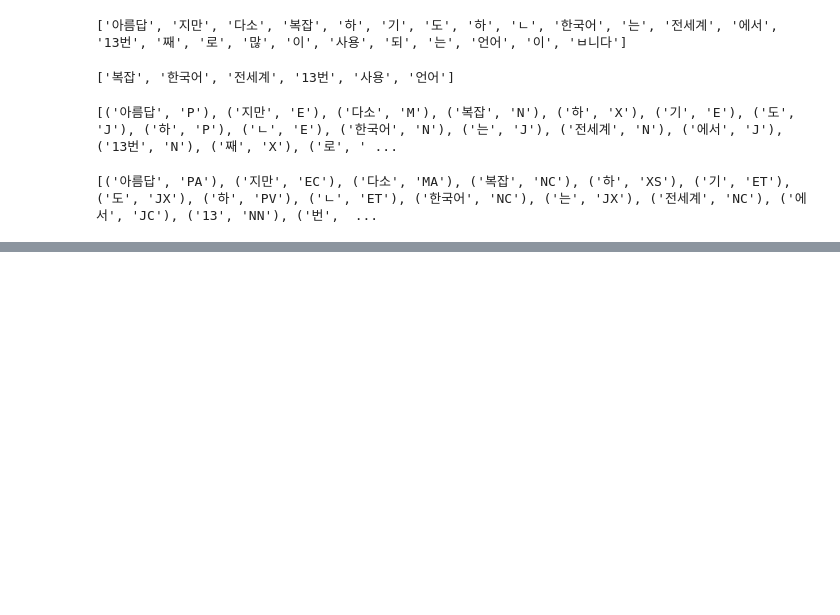
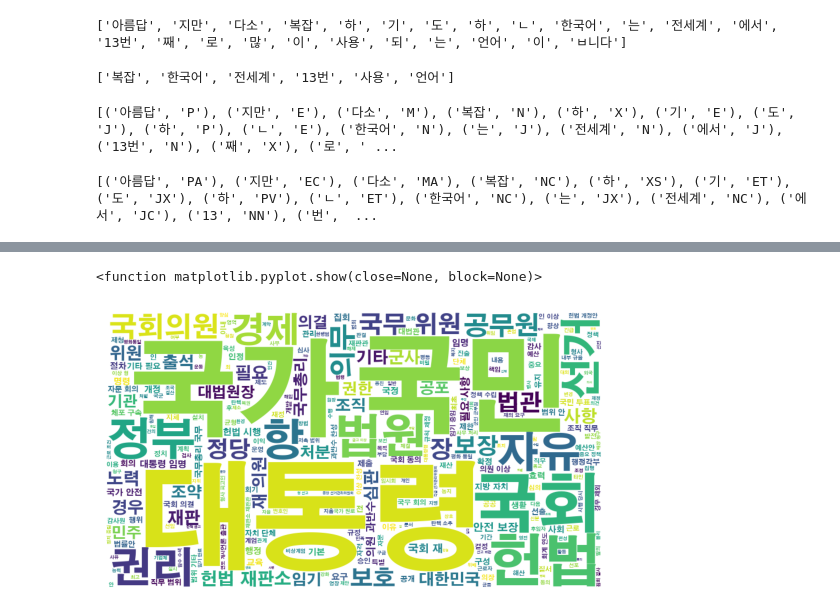
Before and after one commit to ksmindpks/ai_x, a Jupyter notebook: source/07_자연어처리/ch02_한글 형태소 분석_시각화.ipynb, the cells around one changed output, grey strips where cells are left out. Drawn from its saved outputs; the diff is of its cells as text; code cells hidden in the pictures; blank space fills up the shorter version.

```diff
--- a/source/07_자연어처리/ch02_한글 형태소 분석_시각화.ipynb
+++ b/source/07_자연어처리/ch02_한글 형태소 분석_시각화.ipynb
@@ -92,0 +323,26 @@ print(hannanum.pos(text, ntags=22))
+# %%
+# 불용어 처리(불용어 지정 + 불용어 사전)
+from wordcloud import STOPWORDS
+불용어 = STOPWORDS | {'대통령', '법률'} # | : 집합 합연산자
+불용어 = {'대통령', '법률'}
+불용어 = set(['법률', '조', '때'])
+
+wordCl = WordCloud(
+                font_path='/data/NanumPenScript-Regular.ttf',
+                width=900, # 생성될 이미지 가로길이
+                height=500,
+                background_color='white', # 배경색
+                max_words=300, # 표시될 단어의 최개갯수
+                relative_scaling=0.5,  # 단어 빈도에 따른 크기 차이 조정
+                colormap='viridis',
+#                 max_font_size=80, # 최대 폰트 사이즈
+#                 min_font_size=10, # 최소 폰트 사이즈
+                stopwords=불용어,
+)
+wordCl.generate(consti_noun)
+plt.imshow(wordCl)
+plt.axis('off')
+plt.show
+# %% [output]
+<function matplotlib.pyplot.show(close=None, block=None)>
+[figure, added]
```
Also changed, not shown: parts of 56 cells of this notebook, 20 other files.
